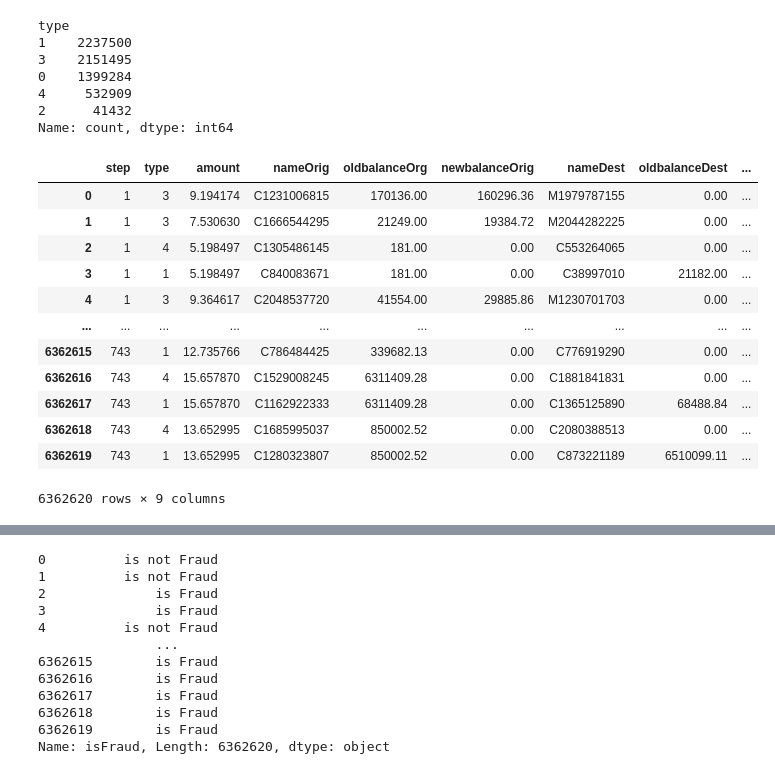
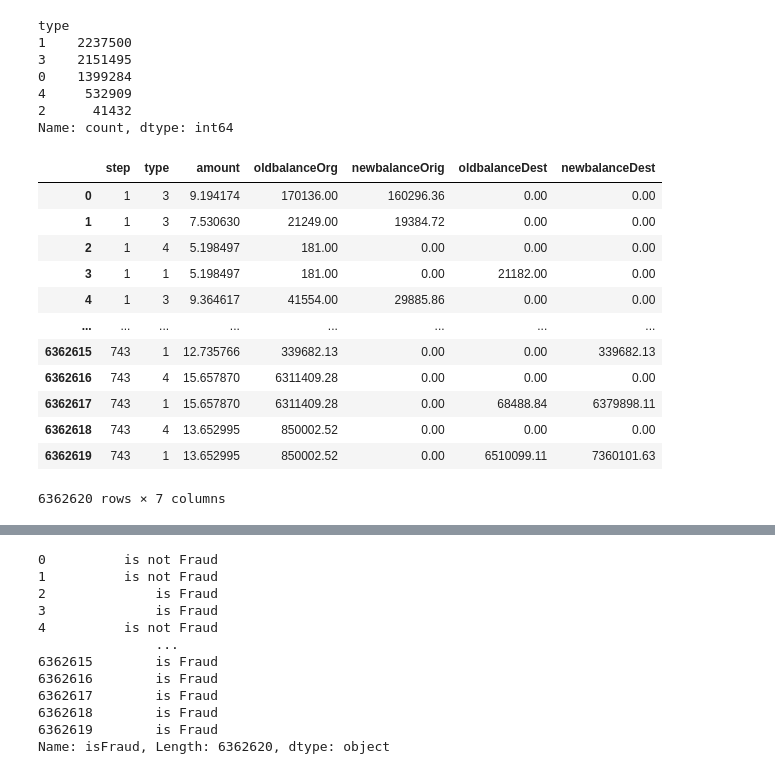
Before and after one commit to Aryzenshi/payments-fraud-detection, a Jupyter notebook: training/online payments fraud detection.ipynb, the cells around one changed output, grey strips where cells are left out. Drawn from its saved outputs; the diff is of its cells as text; code cells hidden in the pictures.

```diff
--- a/training/online payments fraud detection.ipynb
+++ b/training/online payments fraud detection.ipynb
@@ -353,21 +352,21 @@ Name: count, dtype: int64
 # %%
 # Dividing the dataset into dependent and independent y and x respectively
 
-x = df.drop('isFraud',axis=1)
+X = df.drop(['isFraud','nameOrig','nameDest'],axis=1)
 y = df['isFraud']
 # %%
-x
+X
 # %% [output]
-|  | step | type | amount | nameOrig | oldbalanceOrg | newbalanceOrig | nameDest | oldbalanceDest | ... |
-| 0 | 1 | 3 | 9.194174 | C1231006815 | 170136.00 | 160296.36 | M1979787155 | 0.00 | ... |
-| 1 | 1 | 3 | 7.530630 | C1666544295 | 21249.00 | 19384.72 | M2044282225 | 0.00 | ... |
-| 2 | 1 | 4 | 5.198497 | C1305486145 | 181.00 | 0.00 | C553264065 | 0.00 | ... |
-| 3 | 1 | 1 | 5.198497 | C840083671 | 181.00 | 0.00 | C38997010 | 21182.00 | ... |
-| 4 | 1 | 3 | 9.364617 | C2048537720 | 41554.00 | 29885.86 | M1230701703 | 0.00 | ... |
-| ... | ... | ... | ... | ... | ... | ... | ... | ... | ... |
-| 6362615 | 743 | 1 | 12.735766 | C786484425 | 339682.13 | 0.00 | C776919290 | 0.00 | ... |
-| 6362616 | 743 | 4 | 15.657870 | C1529008245 | 6311409.28 | 0.00 | C1881841831 | 0.00 | ... |
-| 6362617 | 743 | 1 | 15.657870 | C1162922333 | 6311409.28 | 0.00 | C1365125890 | 68488.84 | ... |
-| 6362618 | 743 | 4 | 13.652995 | C1685995037 | 850002.52 | 0.00 | C2080388513 | 0.00 | ... |
-| 6362619 | 743 | 1 | 13.652995 | C1280323807 | 850002.52 | 0.00 | C873221189 | 6510099.11 | ... |
+|  | step | type | amount | oldbalanceOrg | newbalanceOrig | oldbalanceDest | newbalanceDest |
+| 0 | 1 | 3 | 9.194174 | 170136.00 | 160296.36 | 0.00 | 0.00 |
+| 1 | 1 | 3 | 7.530630 | 21249.00 | 19384.72 | 0.00 | 0.00 |
+| 2 | 1 | 4 | 5.198497 | 181.00 | 0.00 | 0.00 | 0.00 |
+| 3 | 1 | 1 | 5.198497 | 181.00 | 0.00 | 21182.00 | 0.00 |
+| 4 | 1 | 3 | 9.364617 | 41554.00 | 29885.86 | 0.00 | 0.00 |
+| ... | ... | ... | ... | ... | ... | ... | ... |
+| 6362615 | 743 | 1 | 12.735766 | 339682.13 | 0.00 | 0.00 | 339682.13 |
+| 6362616 | 743 | 4 | 15.657870 | 6311409.28 | 0.00 | 0.00 | 0.00 |
+| 6362617 | 743 | 1 | 15.657870 | 6311409.28 | 0.00 | 68488.84 | 6379898.11 |
+| 6362618 | 743 | 4 | 13.652995 | 850002.52 | 0.00 | 0.00 | 0.00 |
+| 6362619 | 743 | 1 | 13.652995 | 850002.52 | 0.00 | 6510099.11 | 7360101.63 |
-6362620 rows × 9 columns
+6362620 rows × 7 columns
```
Also changed, not shown: parts of 24 cells of this notebook.
